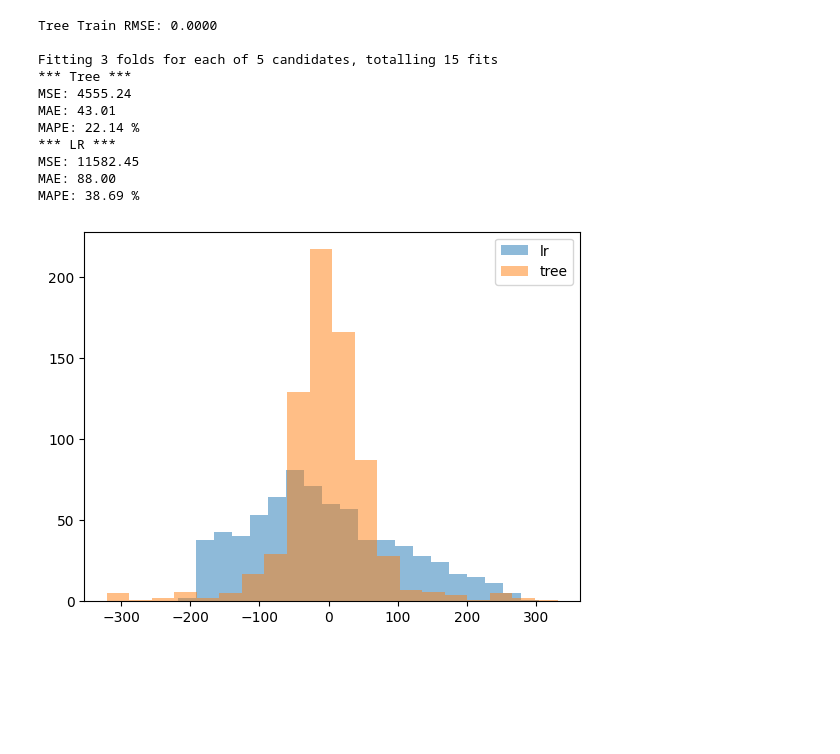
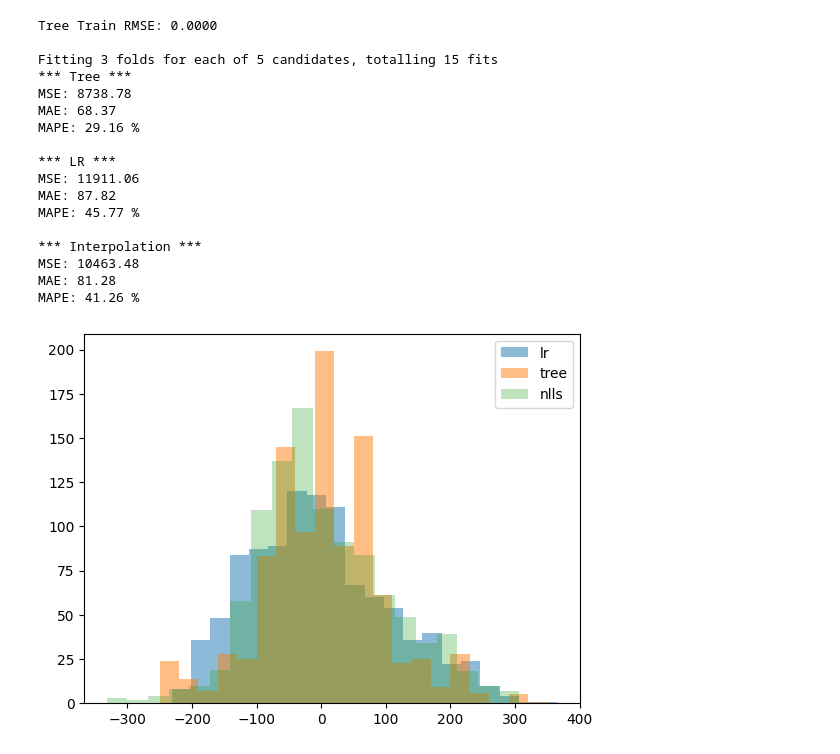
Before and after one commit to MattiaBrocco/estimated-power-watts, a Jupyter notebook: algorithm_development/rev_eng_bikes/data_from_web.ipynb, the cells around one changed output. Drawn from its saved outputs; the diff is of its cells as text; code cells hidden in the pictures; blank space fills up the shorter version.

```diff
--- a/algorithm_development/rev_eng_bikes/data_from_web.ipynb
+++ b/algorithm_development/rev_eng_bikes/data_from_web.ipynb
@@ -18,5 +20,6 @@ df = pd.concat([v for v in df_sheets.values()], ignore_index=True)
 df = df.drop(df.columns[0], axis = 1)
 df["grade"] = df["grade"].str.replace("%", "").astype(float)
 
+df= df.dropna(how = "any", axis = 0)
 df.shape
 # %% [output]
@@ -103,0 +94,3 @@ def cross_val_tree_pruning(X_train, y_train):
+# %%
+for g in df["grade"].unique():
+    plt.scatter(df[df["grade"] == g]["speed"], df[df["grade"] == g]["weight"])
@@ -104,3 +191,9 @@ def cross_val_tree_pruning(X_train, y_train):
+# %%
+power_func_dense = lambda s, w, bw, g, c1, c2, c3, c4: (c4 +\
+                                                        (c1 * s**3) +\
+                                                        (c2 * s) +\
+                                                        (c3 * ((w + bw) * 9.81 * np.sin(np.radians(g))))
+                                                        )
 # %%
 # drop additional columns since now they are constant
 X = df.drop("power", axis = 1).drop(["bike_wheel_weight",
@@ -115,32 +208,58 @@ tree_model = cross_val_tree_pruning(X_train, y_train)
 
 lr = LinearRegression()
 lr.fit(X_train, y_train)
+
+# Perform the curve fitting
+params, covariance = curve_fit(
+    power_function,
+    df[["speed", "weight", "bike_wheel_weight", "grade"]].values.T, df["power"]
+)
+
+predicted_power = df.apply(lambda row: power_func_dense(row["speed"],
+                                                        row["weight"],
+                                                        row["bike_wheel_weight"],
+                                                        row["grade"],
+                                                        *params),
+                                                        axis = 1)
+
 # --------------------------
 print("*** Tree ***")
 print("MSE: %.2f" % mean_squared_error(tree_model.predict(X_test), y_test))
 print("MAE: %.2f" % mean_absolute_error(tree_model.predict(X_test), y_test))
 print("MAPE: %.2f %s" % (100*(mean_absolute_percentage_error(tree_model.predict(X_test), y_test)), "%"))
-
+print()
 print("*** LR ***")
 print("MSE: %.2f" % mean_squared_error(lr.predict(X_test), y_test))
 print("MAE: %.2f" % mean_absolute_error(lr.predict(X_test), y_test))
 print("MAPE: %.2f %s" % (100*(mean_absolute_percentage_error(lr.predict(X_test), y_test)), "%"))
+print()
+print("*** Interpolation ***")
+print("MSE: %.2f" % mean_squared_error(predicted_power, df["power"]))
+print("MAE: %.2f" % mean_absolute_error(predicted_power, df["power"]))
+print("MAPE: %.2f %s" % (100*(mean_absolute_percentage_error(predicted_power, df["power"])), "%"))
 # %% [output]
 Tree Train RMSE: 0.0000
 
 Fitting 3 folds for each of 5 candidates, totalling 15 fits
 *** Tree ***
-MSE: 4555.24
-MAE: 43.01
-MAPE: 22.14 %
+MSE: 8738.78
+MAE: 68.37
+MAPE: 29.16 %
+
 *** LR ***
-MSE: 11582.45
-MAE: 88.00
-MAPE: 38.69 %
+MSE: 11911.06
+MAE: 87.82
+MAPE: 45.77 %
+
+*** Interpolation ***
+MSE: 10463.48
+MAE: 81.28
+MAPE: 41.26 %
 # %%
 plt.hist(lr.predict(X_test) - y_test, label = "lr", alpha = .5, bins=20)
 plt.hist(tree_model.predict(X_test) - y_test, label = "tree", alpha = .5, bins=20)
+plt.hist((predicted_power - df["power"]).sample(len(y_test)), label = "nlls", alpha = .3, bins=20)
 plt.legend()
 plt.show()
 # %% [output]
-[figure, old version]
+[figure, new version]
```
Also changed, not shown: parts of 14 cells of this notebook, 1 other file.
